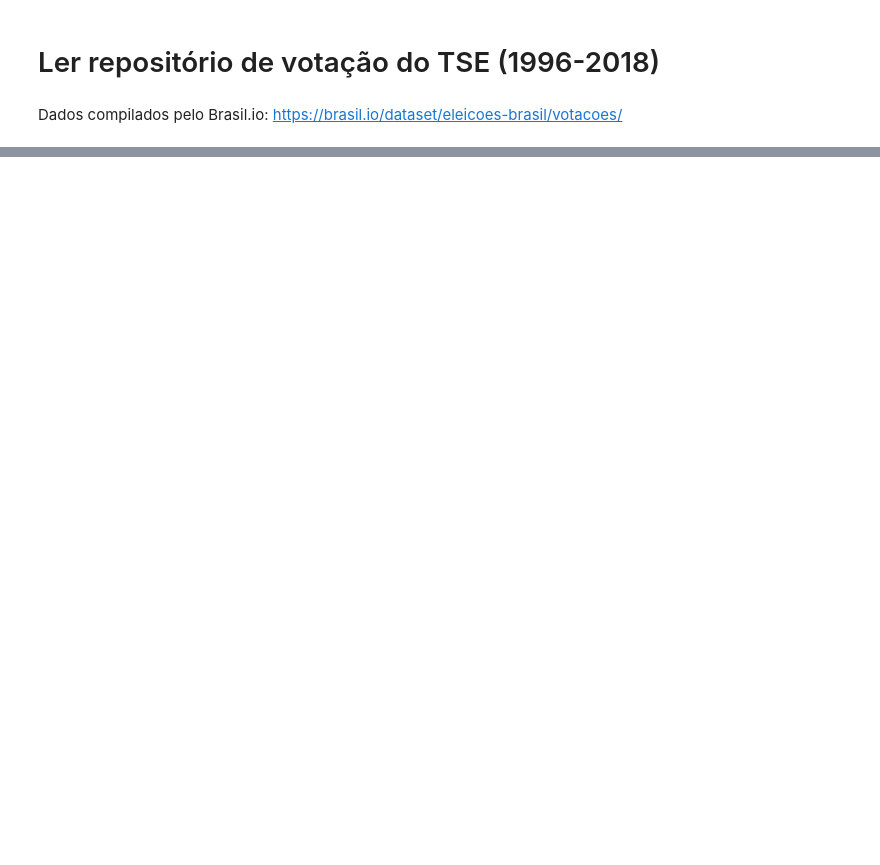
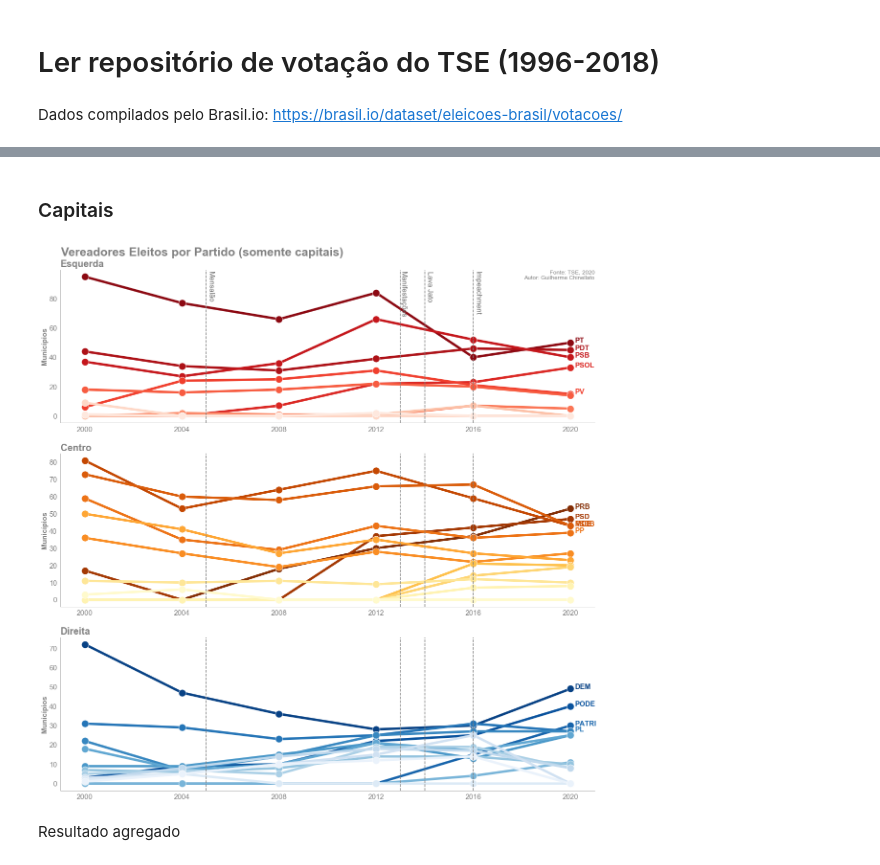
Before and after one commit to gchinellato/eleicoes-ideologia, a Jupyter notebook: eleicoes-ideologia-vereadores.ipynb, the cells around one changed output, grey strips where cells are left out. Cells and saved outputs as stored; diff of their text form; code cells hidden in the pictures; blank space fills up the shorter version.

```diff
--- a/eleicoes-ideologia-vereadores.ipynb
+++ b/eleicoes-ideologia-vereadores.ipynb
@@ -80,0 +473,3 @@ df_concat = pd.concat(chunk_list)
+# %%
+res_capitais = pd.DataFrame()
+res_capitais = group_by_year(df_capitais)
@@ -80,0 +478,3 @@ df_concat = pd.concat(chunk_list)
+# %%
+res_capitais.insert(0, 'ideologia', res_capitais.index.map(mapa_ideologico))
+res_capitais.to_excel('output/flourish_vereadores_municipios_capitais.xlsx')
@@ -80,0 +556,36 @@ df_concat = pd.concat(chunk_list)
+# %% [markdown]
+### Capitais
+# %%
+r_esq_capitais = res_capitais[res_capitais.ideologia == 'Esquerda']
+r_esq_capitais = r_esq_capitais.drop('ideologia', axis=1).T
+r_esq_capitais = r_esq_capitais.fillna(0).astype(int)
+r_esq_capitais.sort_values(r_esq_capitais.index[-1], axis=1, ascending=False, inplace=True)
+
+r_centro_capitais = res_capitais[res_capitais.ideologia == 'Centro']
+r_centro_capitais = r_centro_capitais.drop('ideologia', axis=1).T
+r_centro_capitais = r_centro_capitais.fillna(0).astype(int)
+r_centro_capitais.sort_values(r_centro_capitais.index[-1], axis=1, ascending=False, inplace=True)
+
+r_dir_capitais = res_capitais[res_capitais.ideologia == 'Direita']
+r_dir_capitais = r_dir_capitais.drop('ideologia', axis=1).T
+r_dir_capitais = r_dir_capitais.fillna(0).astype(int)
+r_dir_capitais.sort_values(r_dir_capitais.index[-1], axis=1, ascending=False, inplace=True)
+# %%
+fig, axs = plt.subplots(3,1, figsize = (20,20))
+
+sns.set_style('white')
+sns.despine()
+
+title = 'Vereadores Eleitos por Partido (somente capitais)'
+plt.text(x=0.125, y=0.9, s=title, fontsize=25, color='grey', fontweight='bold',
+         transform=fig.transFigure)
+
+axs[0].text(1.0, 1.0, legend, transform=axs[0].transAxes, fontsize=12, ha='right', va='top', color='grey')
+
+draw_subplots(axs, r_esq_capitais, r_centro_capitais, r_dir_capitais)
+
+plt.savefig('output/vereadores_partido_capitais.png', dpi=300, bbox_inches = 'tight')
+# %% [output]
+[figure, added]
+# %% [markdown]
+Resultado agregado
```
Also changed, not shown: parts of 95 cells of this notebook, 33 other files.
